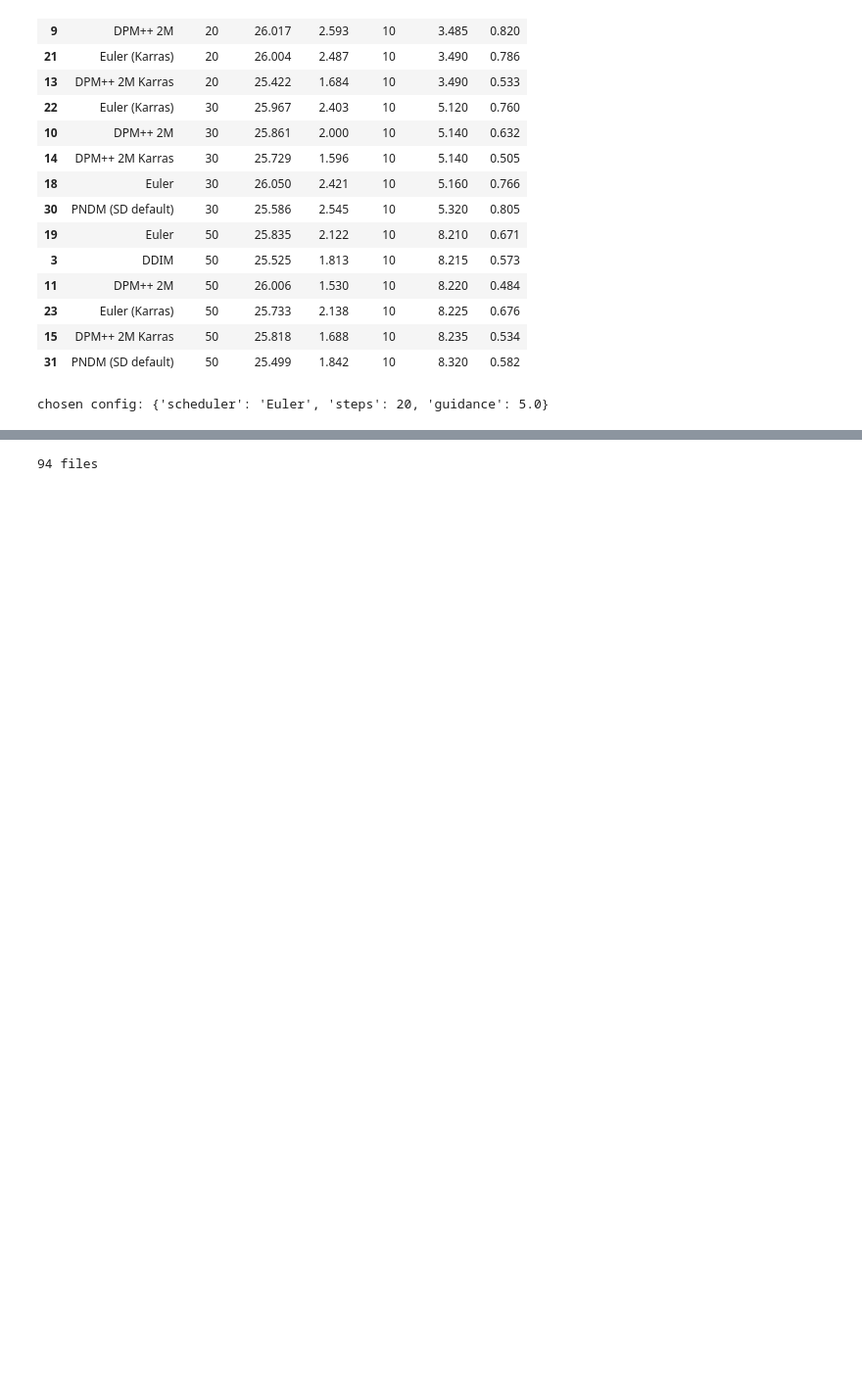
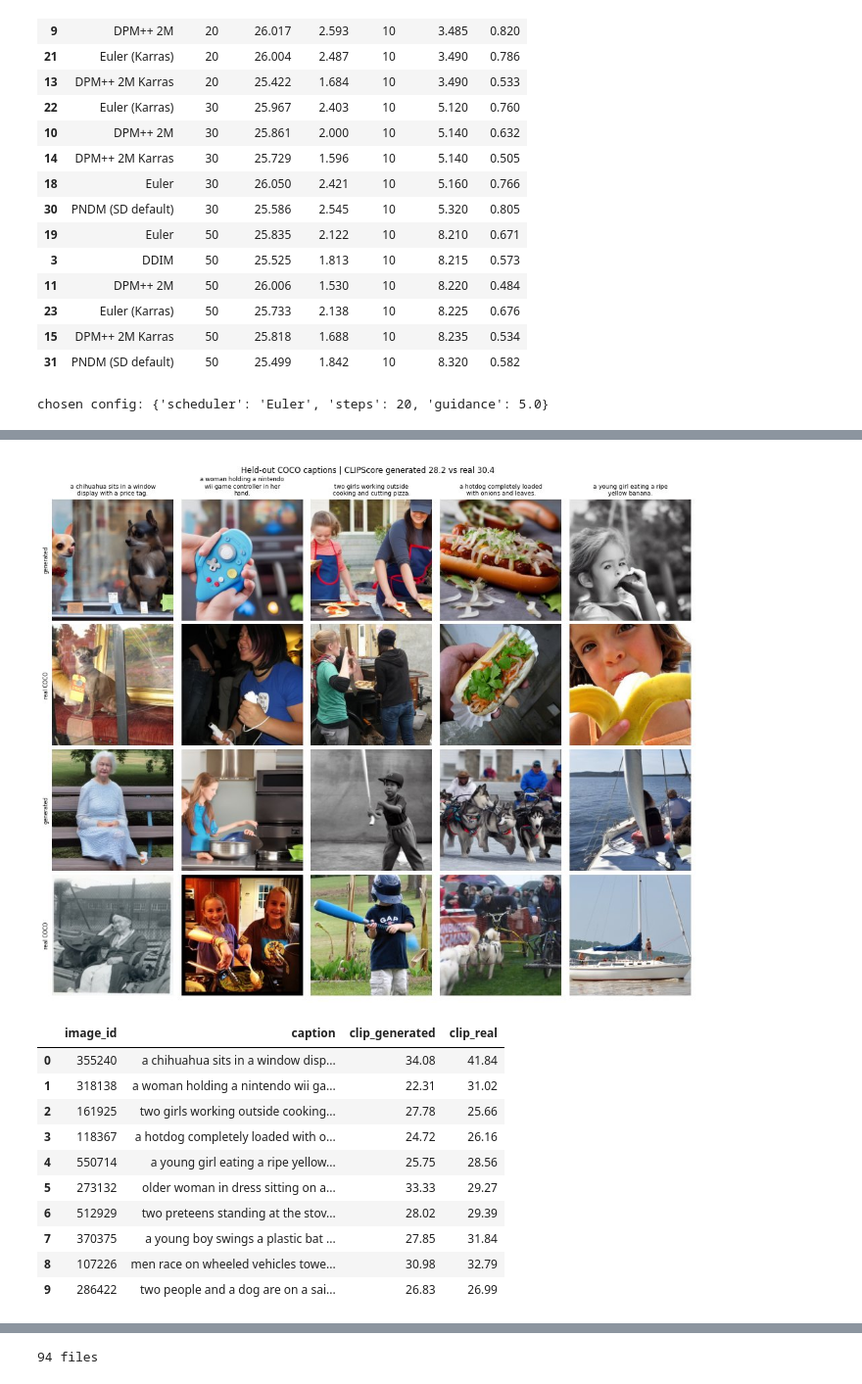
Before and after one commit to Aryan16d/IE7615-Generative-milestone, a Jupyter notebook: notebooks/milestone_2_baseline_generation.ipynb, the cells around one changed output, grey strips where cells are left out. Shown at 98% size. Drawn from its saved outputs; the diff is of its cells as text; code cells hidden in the pictures; blank space fills up the shorter version.

```diff
--- a/notebooks/milestone_2_baseline_generation.ipynb
+++ b/notebooks/milestone_2_baseline_generation.ipynb
@@ -557,0 +580,36 @@ chosen config: {'scheduler': 'Euler', 'steps': 20, 'guidance': 5.0}
+# %%
+pairs = pd.read_csv(PROC_DIR / "pairs_clean.csv")
+pairs["image_path"] = pairs.file_name.map(lambda f: str(PROC_DIR / "images" / f))
+coco = pairs[pairs.split == "test"].sample(10, random_state=SEED).reset_index(drop=True)
+captions = coco.caption.tolist()
+
+c_cond = encode_text(captions)
+coco_imgs, coco_fl, dts = [], [], []
+for k in range(0, len(coco), 5):
+    im, dt, fl = generate(c_cond[k:k + 5], uncond, SEED, **BEST)
+    coco_imgs += im; coco_fl += fl; dts.append(dt)
+gen_cs = record(coco_imgs, captions, SEED, SAMPLES_DIR / "coco_test", "coco test (tuned)", **BEST,
+                runtime_s=float(np.mean(dts)), flags=coco_fl, tag="coco_", notes="held-out COCO test-split caption")
+real_cs = clip_score(coco.image_path.tolist(), captions)
+coco_res = coco[["image_id", "caption"]].assign(clip_generated=gen_cs, clip_real=real_cs)
+coco_res.to_csv(METRICS_DIR / "m2_coco_test_clipscore.csv", index=False)
+
+real = [Image.open(p).convert("RGB") for p in coco.image_path]
+g = save_grid([coco_imgs[:5], real[:5], coco_imgs[5:], real[5:]], PLOTS_DIR / "m2_coco_generated_vs_real.jpg",
+              row_labels=["generated", "real COCO", "generated", "real COCO"], col_labels=captions[:5], cell=2.8,
+              title=f"Held-out COCO captions | CLIPScore generated {np.nanmean(gen_cs):.1f} vs real {np.mean(real_cs):.1f}")
+show(g, 1000)
+coco_res
+# %% [output]
+[figure, added]
+|  | image_id | caption | clip_generated | clip_real |
+| 0 | 355240 | a chihuahua sits in a window disp... | 34.08 | 41.84 |
+| 1 | 318138 | a woman holding a nintendo wii ga... | 22.31 | 31.02 |
+| 2 | 161925 | two girls working outside cooking... | 27.78 | 25.66 |
+| 3 | 118367 | a hotdog completely loaded with o... | 24.72 | 26.16 |
+| 4 | 550714 | a young girl eating a ripe yellow... | 25.75 | 28.56 |
+| 5 | 273132 | older woman in dress sitting on a... | 33.33 | 29.27 |
+| 6 | 512929 | two preteens standing at the stov... | 28.02 | 29.39 |
+| 7 | 370375 | a young boy swings a plastic bat ... | 27.85 | 31.84 |
+| 8 | 107226 | men race on wheeled vehicles towe... | 30.98 | 32.79 |
+| 9 | 286422 | two people and a dog are on a sai... | 26.83 | 26.99 |
```
Also changed, not shown: parts of 15 cells of this notebook.
